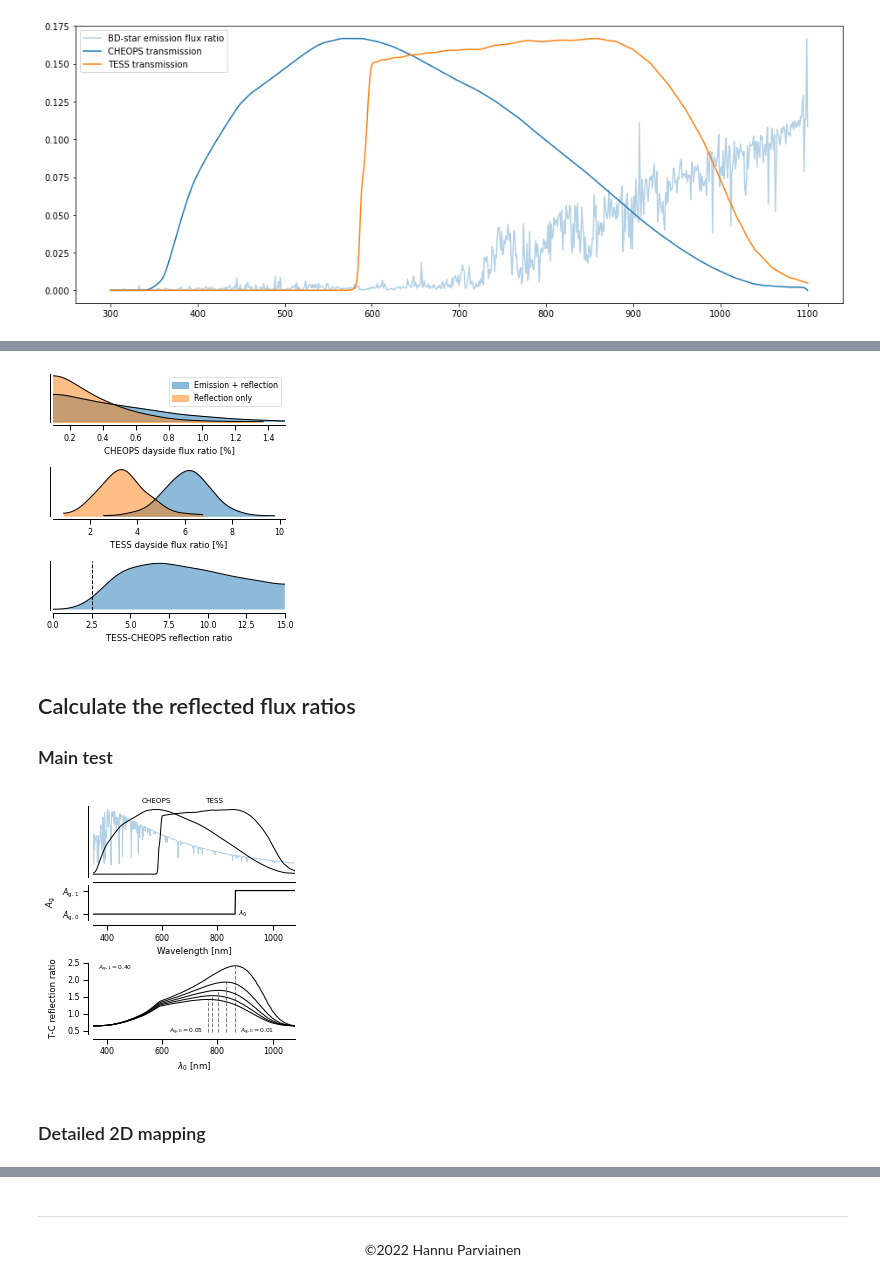
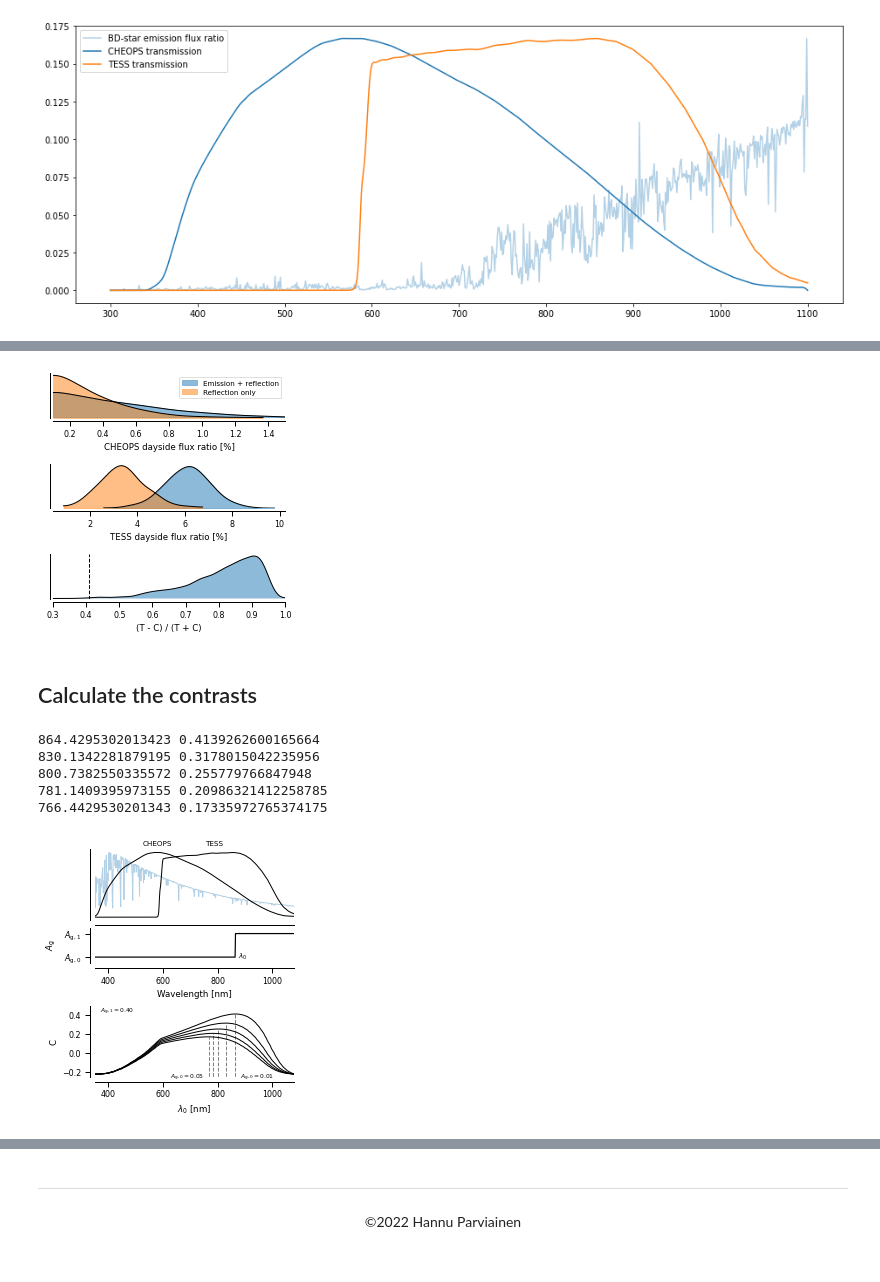
Before and after one commit to hpparvi/cheops_kelt_1, a Jupyter notebook: A3_chromatic_albedo_variation_test.ipynb, the cells around one changed output, grey strips where cells are left out. Drawn from its saved outputs; the diff is of its cells as text; code cells hidden in the pictures.

```diff
--- a/A3_chromatic_albedo_variation_test.ipynb
+++ b/A3_chromatic_albedo_variation_test.ipynb
@@ -136,3 +148,10 @@ while not finished:
     if ns_total >= ns_final:
         finished = True
 reflection_fratios = pd.concat(reflection_fratios)
+# %%
+fig, ax  = subplots()
+fr = ((reflection_fratios.TESS - reflection_fratios.CHEOPS) / (reflection_fratios.TESS + reflection_fratios.CHEOPS)).values
+ax.hist(fr, range=(0,1), bins=30, density=True)
+setp(ax, xlim=(0,1), xlabel='Contrast', yticks=[], ylabel='Posterior density')
+sb.despine(offset=5)
+fig.tight_layout()
@@ -139,39 +160,39 @@ reflection_fratios = pd.concat(reflection_fratios)
 # %%
 with sb.plotting_context('paper', font_scale=0.9):
-    fig, axs = subplots(3, 1, figsize=(AAOCW, 1.1*AAOCW))
+    fig, axs = subplots(3, 1, figsize=(AAOCW, 1.05*AAOCW))
     az.plot_kde(1e2*flux_ratios.CHEOPS.values, bw=0.1, ax=axs[0], plot_kwargs={'lw':1, 'c':'k'},
                 fill_kwargs={'alpha':0.5, 'color':'C00'}, label='Emission + reflection')
     az.plot_kde(1e2*reflection_fratios.CHEOPS.values, bw=0.1, ax=axs[0], plot_kwargs={'lw':1, 'c':'k'},
                 fill_kwargs={'alpha':0.5, 'color':'C01'}, label='Reflection only')
     az.plot_kde(1e2*flux_ratios.TESS.values, bw=0.3, ax=axs[1],
                 plot_kwargs={'lw':1, 'c':'k'},
                 fill_kwargs={'alpha':0.5, 'color':'C00'})
     az.plot_kde(1e2*reflection_fratios.TESS.values, bw=0.3, ax=axs[1],
                 plot_kwargs={'lw':1, 'c':'k'},
                 fill_kwargs={'alpha':0.5, 'color':'C01'})
-    r = reflection_fratios.TESS.values / reflection_fratios.CHEOPS.values
-    rx, ry = az.kde(r[r<15], custom_lims=(0,15), bw=1)
+    r = (reflection_fratios.TESS - reflection_fratios.CHEOPS) / (reflection_fratios.TESS + reflection_fratios.CHEOPS)
+    rx, ry = az.kde(r.values, custom_lims=(0.3, 1), bw=0.02)
+
     axs[2].fill_between(rx, ry, alpha=0.5)
     axs[2].plot(rx, ry, lw=1, c='k')
-    axs[2].axvline(2.5, lw=1, c='k', ls='--')
-    axs[0].legend()
+    axs[2].axvline(0.41, lw=1, c='k', ls='--')
+    axs[0].legend(fontsize='small')
     [ax.autoscale(axis='y', tight=True) for ax in axs]
     setp(axs[0], xlim=(0.1, 1.5), xlabel='CHEOPS dayside flux ratio [%]')
     setp(axs[1], xlabel='TESS dayside flux ratio [%]')
-    setp(axs[2], xlim=(0, 15), xlabel='TESS-CHEOPS reflection ratio', xticks=linspace(0, 15, 7))
+    setp(axs[2], xlim=(0.3, 1.0), xlabel='(T - C) / (T + C)', xticks=linspace(0.3, 1.0, 8))
     setp(axs, yticks=[])
     for ax in axs:
         yl = ax.get_ylim()
         ax.set_ylim((yl[0], 1.05*yl[1]))
     sb.despine(fig, offset=3)
     fig.tight_layout()
     fig.subplots_adjust(left=0.03, right=0.96, bottom=0.13, top=0.99)
     fig.savefig('plots/cheops_vs_tess_albedo_3.pdf')
 # %% [output]
-[figure, old version]
+[figure, new version]
 # %% [markdown]
-## Calculate the reflected flux ratios
-### Main test
+## Calculate the contrasts
 # %%
 ag1s = array([0.01, 0.02, 0.03, 0.04, 0.05])
 ag2 = 0.4
@@ -183,7 +204,7 @@ for j, ag1 in enumerate(ag1s):
     for i, l0 in enumerate(l0s):
         fc = (flux_star * filters[0](wl) * step_albedo(wl, l0, ag1, ag2)).sum()
         ft = (flux_star * filters[1](wl) * step_albedo(wl, l0, ag1, ag2)).sum()
-        frs[j, i] = ft/fc
+        frs[j, i] = (ft-fc)/(ft+fc)
 
 with sb.plotting_context('paper', font_scale=0.9):
     gs1 = GridSpec(3, 1, height_ratios=[0.4, 0.2, 0.6], hspace=0.1)
@@ -194,7 +215,7 @@ with sb.plotting_context('paper', font_scale=0.9):
     a2 = fig.add_subplot(gs1[1])
     a3 = fig.add_subplot(gs2[2])
 
-    l0m = l0s[argmax(frs)]
+    l0m = l0s[argmax(frs[0])]
     a1.plot(wl, flux_star / flux_star.max(), lw=1, c=c_light_blue)
     a1.plot(wl, filters[0](wl), lw=1, c='k')
     a1.plot(wl, filters[1](wl), lw=1, c='k')
@@ -208,24 +229,29 @@ with sb.plotting_context('paper', font_scale=0.9):
         a3.plot(l0s, frs[j], 'k', lw=1)
         mfr = frs[j].max()
         ml0 = l0s[argmax(frs[j])]
-        a3.plot((ml0, ml0), (0.0, mfr), lw=1, c='0.5', ls='--', zorder=-10)
-    a3.text(0.025, 0.90, '$A_\mathrm{g,1} = 0.40$', transform=a3.transAxes, size='x-small')
-    a3.text(880, 0.43, '$A_\mathrm{g,0} = 0.01$', size='x-small')
-    a3.text(750, 0.43, '$A_\mathrm{g,0} = 0.05$', size='x-small', ha='right')
+        print(ml0, mfr)
+        a3.plot((ml0, ml0), (-1, mfr), lw=1, c='0.5', ls='--', zorder=-10)
+    a3.text(0.025, 0.9, '$A_\mathrm{g,1} = 0.40$', transform=a3.transAxes, size='x-small')
+    a3.text(880, -0.2, '$A_\mathrm{g,0} = 0.01$', size='x-small', va='top')
+    a3.text(750, -0.2, '$A_\mathrm{g,0} = 0.05$', size='x-small', ha='right', va='top')
 
     setp((a1,a2,a3), xlim=(350, 1080))
     setp(a1, yticks=[], xticks=[])
     setp(a2, ylim=(-0.09, 0.5), yticks=(0.01, 0.4), yticklabels=('$A_\mathrm{g,0}$', '$A_\mathrm{g,1}$'),
          xlabel='Wavelength [nm]', ylabel='$A_\mathrm{g}$')
-    setp(a3, xlabel='$\lambda_0$ [nm]', ylabel='T-C reflection ratio', yticks=[0.5, 1.0, 1.5, 2.0, 2.5], ylim=(0.4, 2.5))
-    sb.despine(fig, offset=5)
+    setp(a3, xlabel='$\lambda_0$ [nm]', ylabel='C',
+         yticks=[-0.2, 0.0, 0.2, 0.4], ylim=(-0.25, 0.5))
+    sb.despine(fig, offset=5, trim=False)
     fig.align_ylabels()
-    fig.subplots_adjust(bottom=0.12, top=.95, left=0.18, right=0.99)
+    fig.subplots_adjust(bottom=0.12, top=.95, left=0.19, right=0.99)
     fig.savefig('plots/cheops_vs_tess_albedo_1d.pdf')
 # %% [output]
+864.4295302013423 0.4139262600165664
+830.1342281879195 0.3178015042235956
+800.7382550335572 0.255779766847948
+781.1409395973155 0.20986321412258785
+766.4429530201343 0.17335972765374175
-[figure, old version]
+[figure, new version]
-# %% [markdown]
-### Detailed 2D mapping
 # %%
 ag1s = linspace(0.01, 0.05, 50)
 ag2 = 0.4
```
Also changed, not shown: parts of 9 cells of this notebook.
